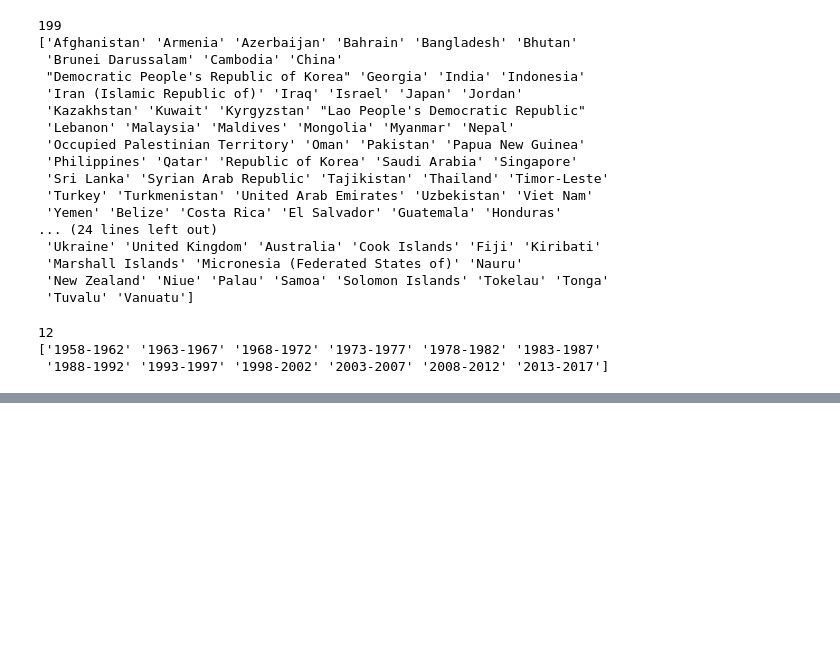
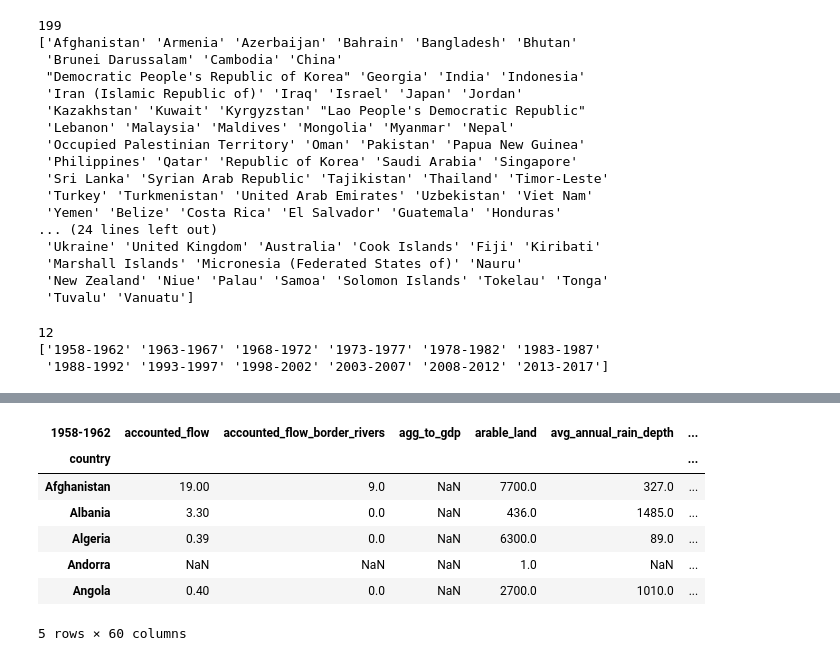
Before and after one commit to liguoqinjim/jupyter_notebook_todo_remove, a Jupyter notebook: notebook_idata_lesson01/Aquastat/Aquastat01.ipynb, the cells around one changed output, grey strips where cells are left out. Drawn from its saved outputs; the diff is of its cells as text; code cells hidden in the pictures; blank space fills up the shorter version.

```diff
--- a/notebook_idata_lesson01/Aquastat/Aquastat01.ipynb
+++ b/notebook_idata_lesson01/Aquastat/Aquastat01.ipynb
@@ -100,6 +100,7 @@ print(countries)
 # time_period
 print(data["time_period"].nunique())
 print(data["time_period"].unique())
+time_periods = data["time_period"].unique()
 # %% [output]
 12
 ['1958-1962' '1963-1967' '1968-1972' '1973-1977' '1978-1982' '1983-1987'
@@ -110,0 +112,20 @@ range(1960, 2017, 5)
+# %%
+# 按照时间线查看数据
+def time_slice(df, time_period):
+    df = df[df["time_period"] == time_period]
+
+    df = df.pivot(index="country", columns="variable", values="value")
+    df.columns.name = time_period
+
+    return df
+# %%
+time_slice(data, time_periods[0])[:5]
+# %% [output]
+| 1958-1962 | accounted_flow | accounted_flow_border_rivers | agg_to_gdp | arable_land | avg_annual_rain_depth | ... |
+| country |  |  |  |  |  | ... |
+| Afghanistan | 19.00 | 9.0 | NaN | 7700.0 | 327.0 | ... |
+| Albania | 3.30 | 0.0 | NaN | 436.0 | 1485.0 | ... |
+| Algeria | 0.39 | 0.0 | NaN | 6300.0 | 89.0 | ... |
+| Andorra | NaN | NaN | NaN | 1.0 | NaN | ... |
+| Angola | 0.40 | 0.0 | NaN | 2700.0 | 1010.0 | ... |
+5 rows × 60 columns
```
Also changed, not shown: parts of 11 cells of this notebook.
